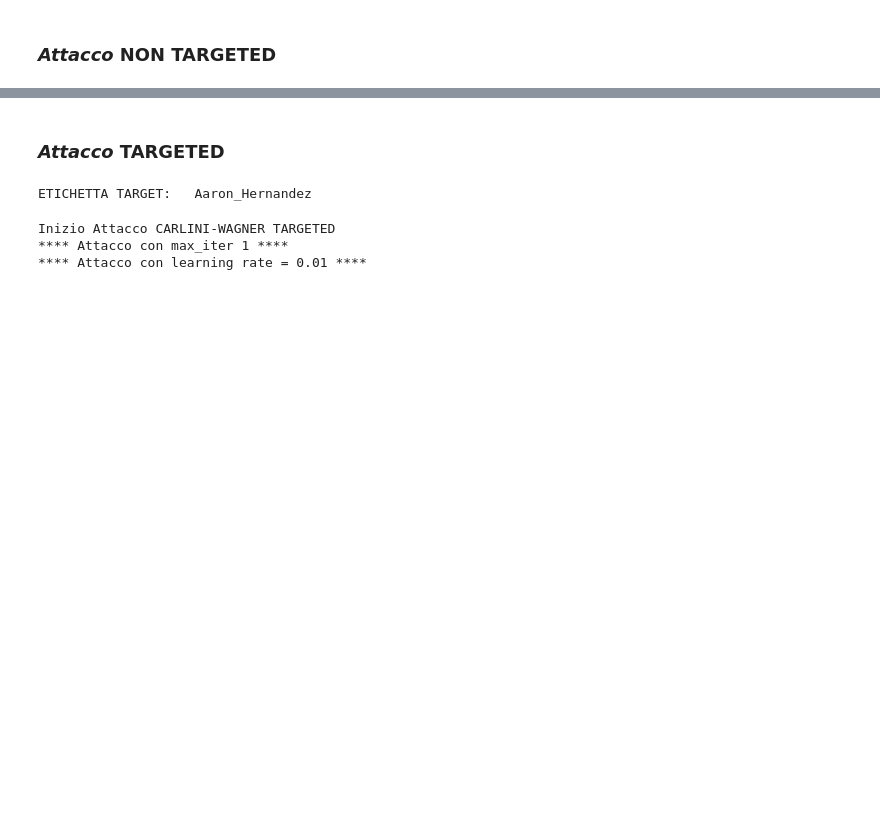
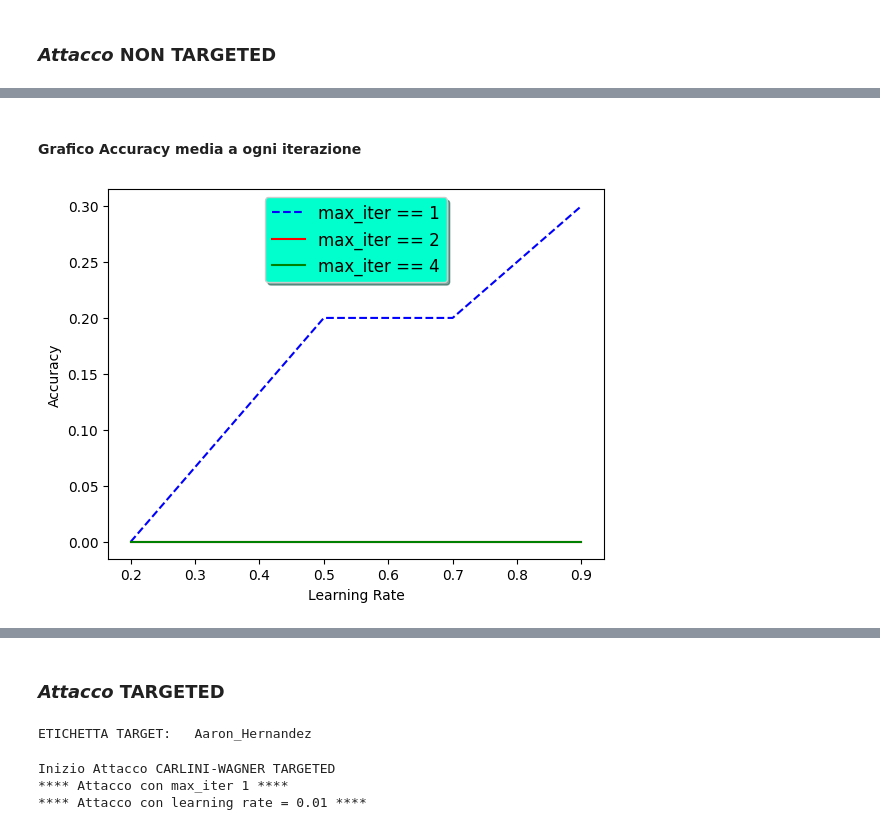
Before and after one commit to dany9999/Face_Recognition_Security, a Jupyter notebook: carlini_wagner.ipynb, the cells around one changed output, grey strips where cells are left out. Cells and saved outputs as stored; diff of their text form; code cells hidden in the pictures; blank space fills up the shorter version.

```diff
--- a/carlini_wagner.ipynb
+++ b/carlini_wagner.ipynb
@@ -175,0 +248,22 @@ Adversarial Sample misclassificati correttamente attuale: 100.0%
+# %% [markdown]
+#### Grafico Accuracy media a ogni iterazione
+# %%
+
+
+# plot accuracy/Attack strength
+
+fig, ax = plt.subplots()
+ax.plot(learning_rate, np.array(accuracy_for_learning_rate[0]), 'b--', label='max_iter == 1')
+ax.plot(learning_rate, np.array(accuracy_for_learning_rate[1]), 'r-', label='max_iter == 2')
+ax.plot(learning_rate, np.array(accuracy_for_learning_rate[2]), 'g-', label='max_iter == 4')
+
+legend = ax.legend(loc='upper center', shadow=True, fontsize='large')
+legend.get_frame().set_facecolor('#00FFCC')
+
+plt.ylabel('Accuracy')
+plt.xlabel('Learning Rate')
+
+
+plt.show()
+# %% [output]
+[figure, added]
```
Also changed, not shown: parts of 12 cells of this notebook, 1 other file.
